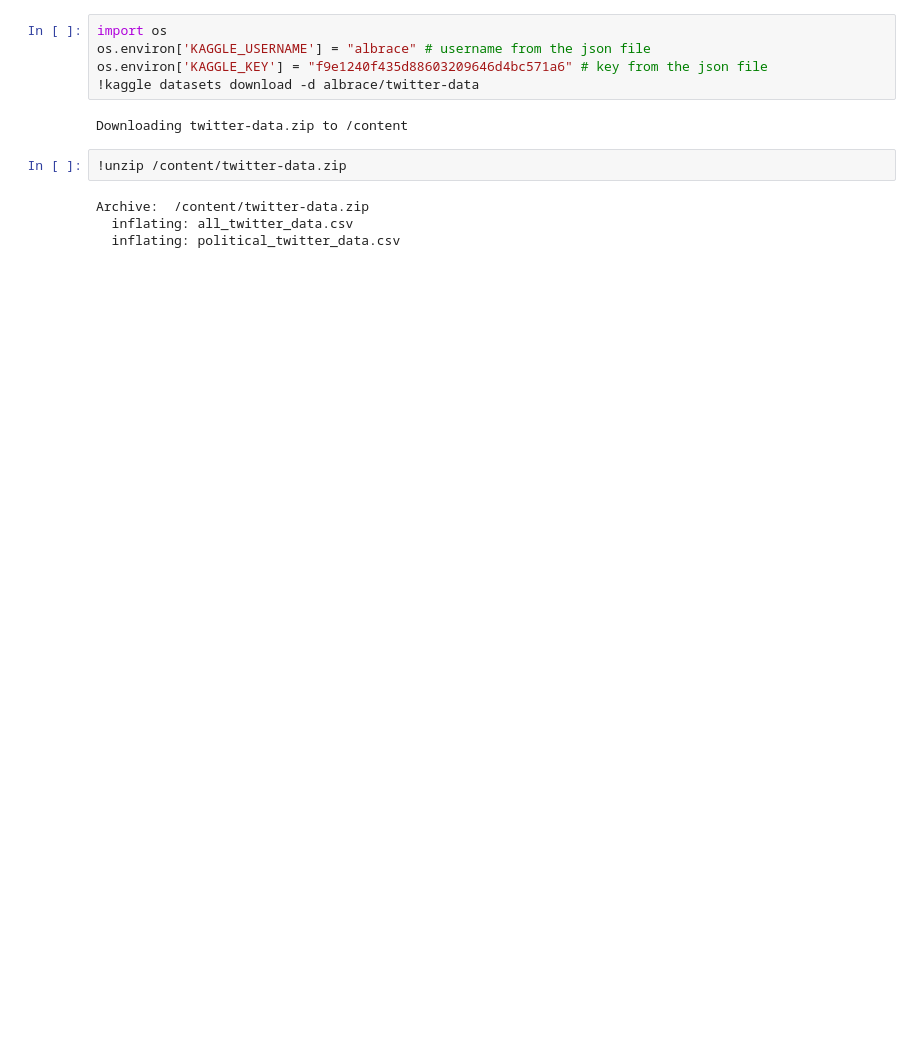
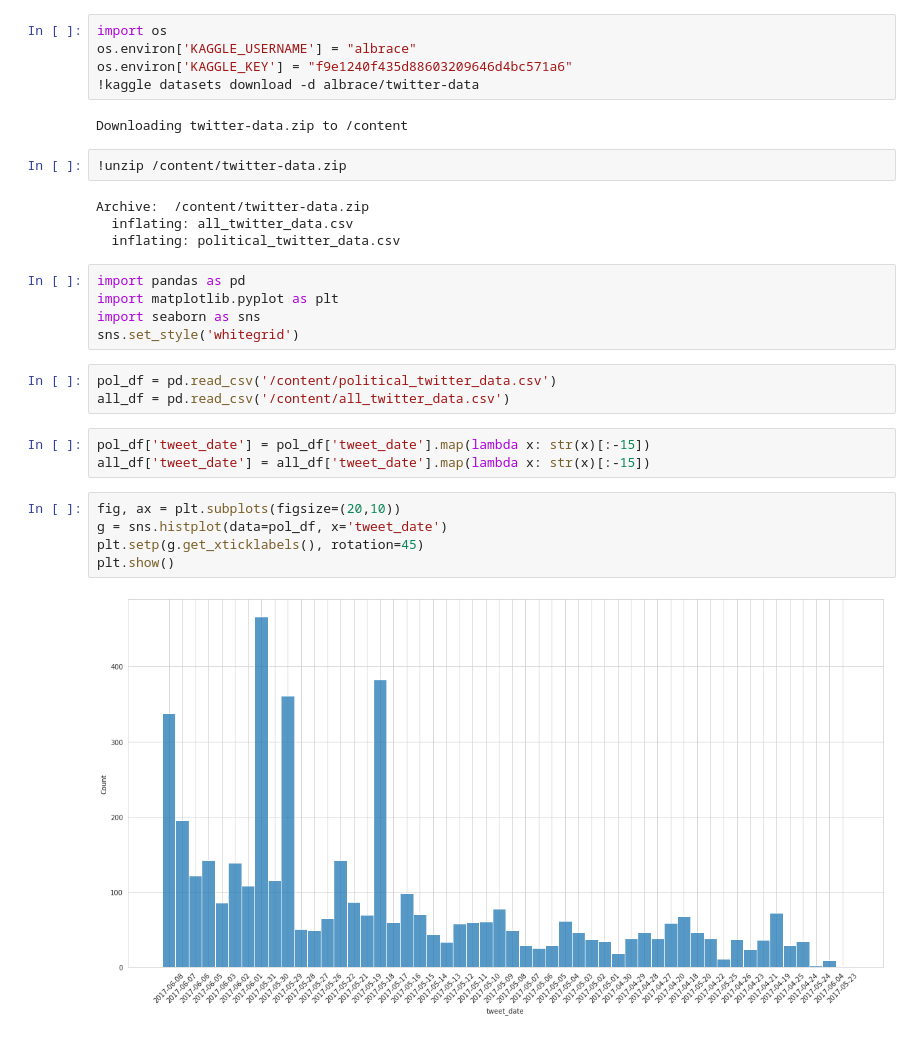
Before and after one commit to ab17254/dissertation, a Jupyter notebook: load_data.ipynb, the cells around one changed output. Cells and saved outputs as stored; diff of their text form; blank space fills up the shorter version.

```diff
--- a/load_data.ipynb
+++ b/load_data.ipynb
@@ -2,8 +2,8 @@
 <a href="https://colab.research.google.com/github/ab17254/dissertation/blob/main/load_data.ipynb" target="_parent"><img src="https://colab.research.google.com/assets/colab-badge.svg" alt="Open In Colab"/></a>
 # %%
 import os
-os.environ['KAGGLE_USERNAME'] = "albrace" # username from the json file
-os.environ['KAGGLE_KEY'] = "f9e1240f435d88603209646d4bc571a6" # key from the json file
+os.environ['KAGGLE_USERNAME'] = "albrace"
+os.environ['KAGGLE_KEY'] = "f9e1240f435d88603209646d4bc571a6"
 !kaggle datasets download -d albrace/twitter-data
 # %% [output]
 Downloading twitter-data.zip to /content
@@ -13,3 +13,21 @@ Downloading twitter-data.zip to /content
 Archive:  /content/twitter-data.zip
   inflating: all_twitter_data.csv
   inflating: political_twitter_data.csv
+# %%
+import pandas as pd
+import matplotlib.pyplot as plt
+import seaborn as sns
+sns.set_style('whitegrid')
+# %%
+pol_df = pd.read_csv('/content/political_twitter_data.csv')
+all_df = pd.read_csv('/content/all_twitter_data.csv')
+# %%
+pol_df['tweet_date'] = pol_df['tweet_date'].map(lambda x: str(x)[:-15])
+all_df['tweet_date'] = all_df['tweet_date'].map(lambda x: str(x)[:-15])
+# %%
+fig, ax = plt.subplots(figsize=(20,10))
+g = sns.histplot(data=pol_df, x='tweet_date')
+plt.setp(g.get_xticklabels(), rotation=45)
+plt.show()
+# %% [output]
+[figure, added]
```
Also changed, not shown: parts of 1 cell of this notebook.
